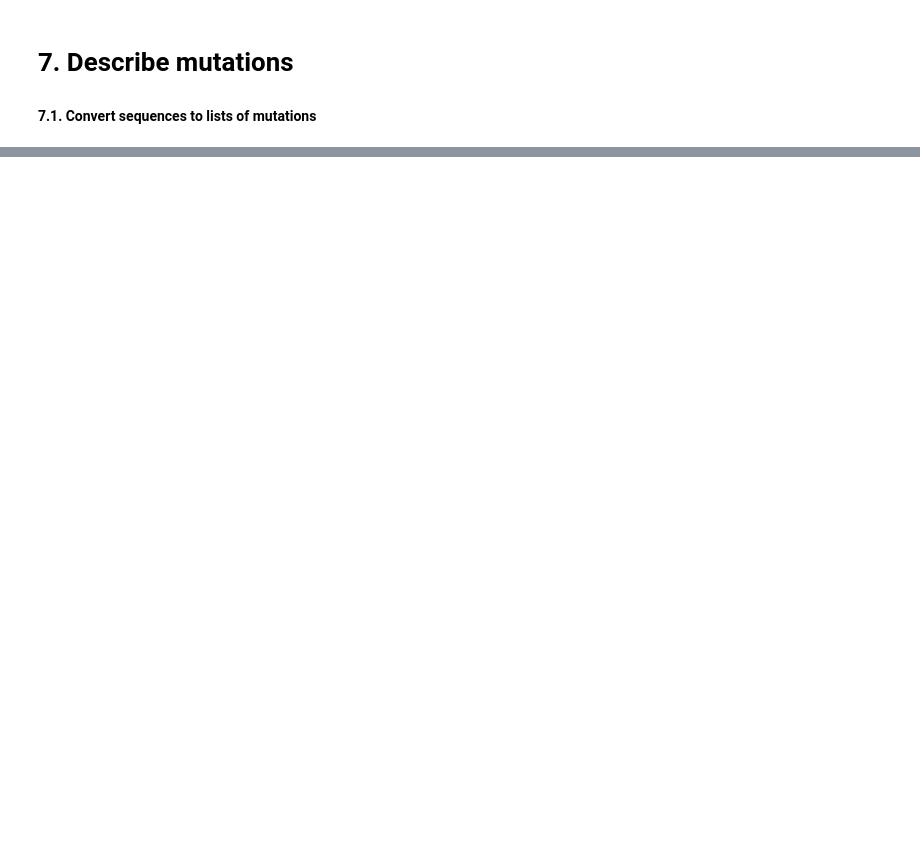
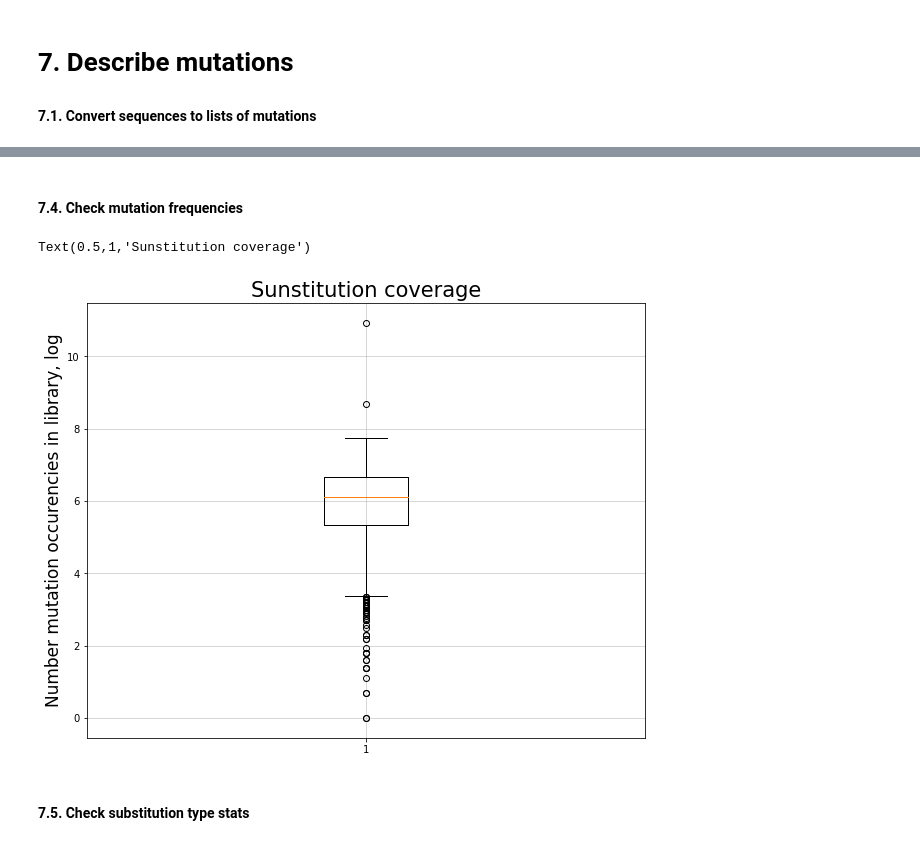
Before and after one commit to katyaputintseva/GFP_global, a Jupyter notebook: example.ipynb, the cells around one changed output, grey strips where cells are left out. Cells and saved outputs as stored; diff of their text form; code cells hidden in the pictures; blank space fills up the shorter version.

```diff
--- a/example.ipynb
+++ b/example.ipynb
@@ -88,0 +131,4 @@ plt.grid(lw=0.5)
+# %%
+for sq in library.sequences:
+    if len(sq.mutations) > 550:
+        print sq.name, sq.mutations_quality, '\n'
@@ -88,0 +141,15 @@ plt.grid(lw=0.5)
+# %% [markdown]
+#### 7.4. Check mutation frequencies
+# %%
+muts = collections.Counter(flatten([sq.mutations for sq in library.sequences]))
+# %%
+plt.figure(figsize=[10,8])
+plt.boxplot([np.log(x) for x in muts.values()])
+plt.grid(lw=0.5)
+plt.ylabel('Number mutation occurencies in library, log',fontsize=17)
+plt.title('Sunstitution coverage', fontsize=21)
+# %% [output]
+Text(0.5,1,'Sunstitution coverage')
+[figure, added]
+# %% [markdown]
+#### 7.5. Check substitution type stats
```
Also changed, not shown: parts of 16 cells of this notebook, 2 other files.
